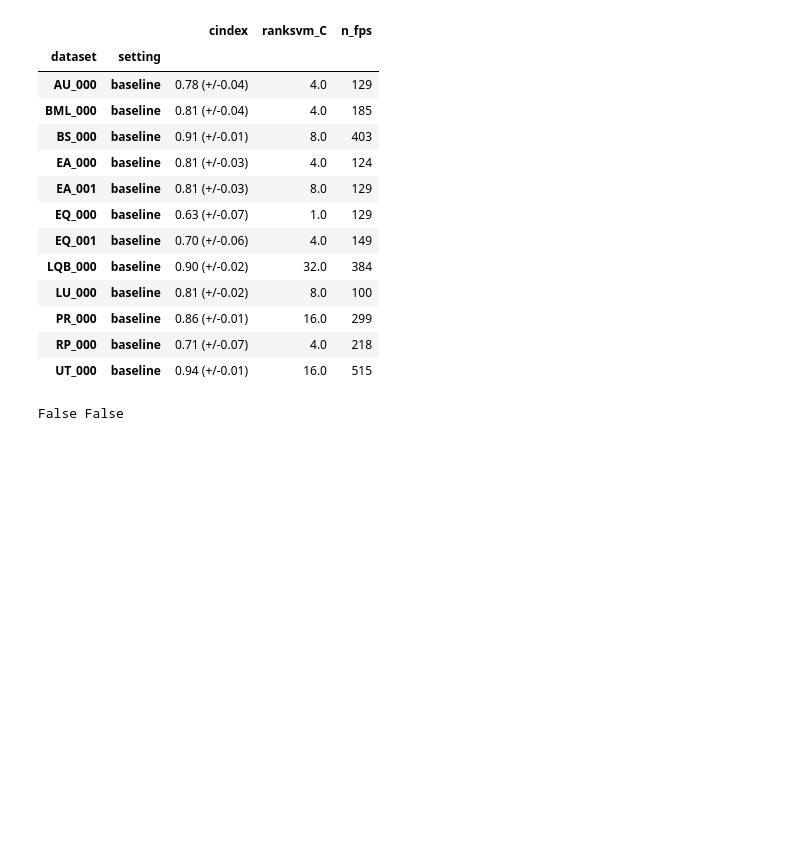
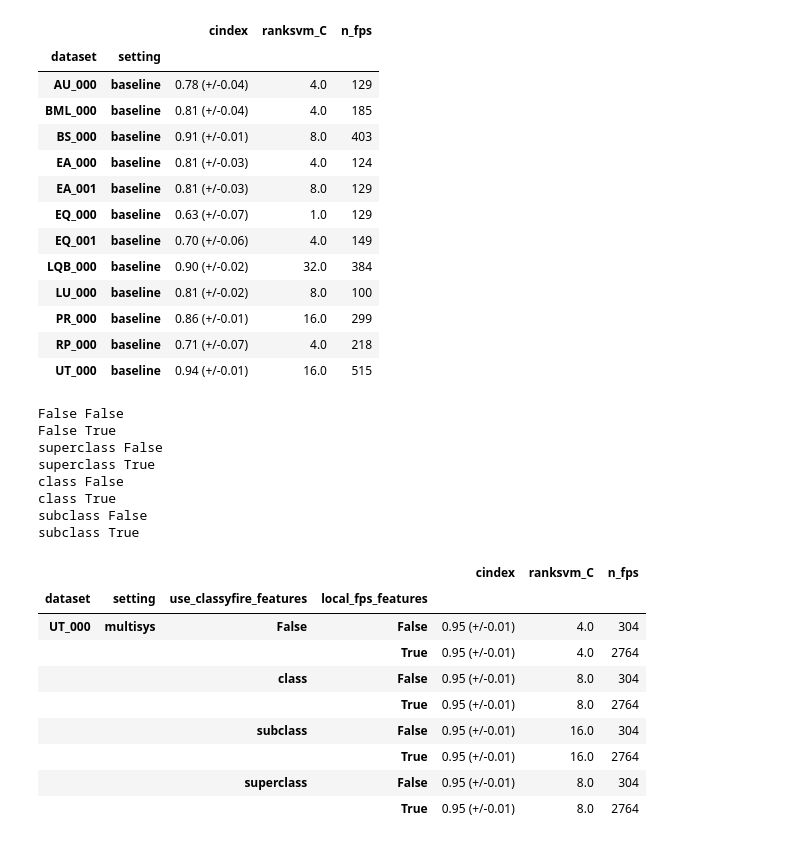
Before and after one commit to bachi55/massbank_for_ML, a Jupyter notebook: analysis/dataset_descriptor.ipynb, the cells around one changed output. Drawn from its saved outputs; the diff is of its cells as text; code cells hidden in the pictures; blank space fills up the shorter version.

Commit message:
add more results for dataset descriptor experiments

```diff
--- a/analysis/dataset_descriptor.ipynb
+++ b/analysis/dataset_descriptor.ipynb
@@ -47,7 +47,7 @@ from rosvm.feature_extraction.featurizer_cls import CircularFPFeaturizer
 
 cv = GroupShuffleSplit(test_size=0.25, n_splits=25, random_state=33)
 cv_inner_single = RepeatedKFold(n_splits=3, n_repeats=3, random_state=39291)
-cv_inner_multi = KFold(n_splits=10, shuffle=True, random_state=999)
+cv_inner_multi = KFold(n_splits=5, shuffle=True, random_state=999)
 param_grid = {"C": [1./8, 1./4, 1./2, 1, 4, 8, 16, 32]}
 featurizer = CircularFPFeaturizer(only_freq_subs=True, min_subs_freq=0.05, output_dense_matrix=True, radius=6, use_chirality=True)
 # %%
@@ -97,9 +97,27 @@ for use_classyfire_features, local_fps_features in it.product([False, "superclas
 res_multisys.to_csv("./.res_multisys.csv", index=False)
 # %% [output]
 False False
+False True
+superclass False
+superclass True
+class False
+class True
+subclass False
+subclass True
 # %%
-res_multisys.groupby(["dataset", "setting", "use_classyfire_features", "local_fps_features"]) \
+res_multisys[res_multisys.dataset=="UT_000"].groupby(["dataset", "setting", "use_classyfire_features", "local_fps_features"]) \
     .aggregate({"cindex": lambda _v: "%.2f (+/-%.2f)" % (np.mean(_v), np.std(_v)), "ranksvm_C": np.median, "n_fps": np.median})
+# %% [output]
+|  |  |  |  | cindex | ranksvm_C | n_fps |
+| dataset | setting | use_classyfire_features | local_fps_features |  |  |  |
+| UT_000 | multisys | False | False | 0.95 (+/-0.01) | 4.0 | 304 |
+|  |  |  | True | 0.95 (+/-0.01) | 4.0 | 2764 |
+|  |  | class | False | 0.95 (+/-0.01) | 8.0 | 304 |
+|  |  |  | True | 0.95 (+/-0.01) | 8.0 | 2764 |
+|  |  | subclass | False | 0.95 (+/-0.01) | 16.0 | 304 |
+|  |  |  | True | 0.95 (+/-0.01) | 16.0 | 2764 |
+|  |  | superclass | False | 0.95 (+/-0.01) | 8.0 | 304 |
+|  |  |  | True | 0.95 (+/-0.01) | 8.0 | 2764 |
 # %%
 from utils import run_leavesysout
 
```
Also changed, not shown: parts of 3 cells of this notebook, 2 other files.
